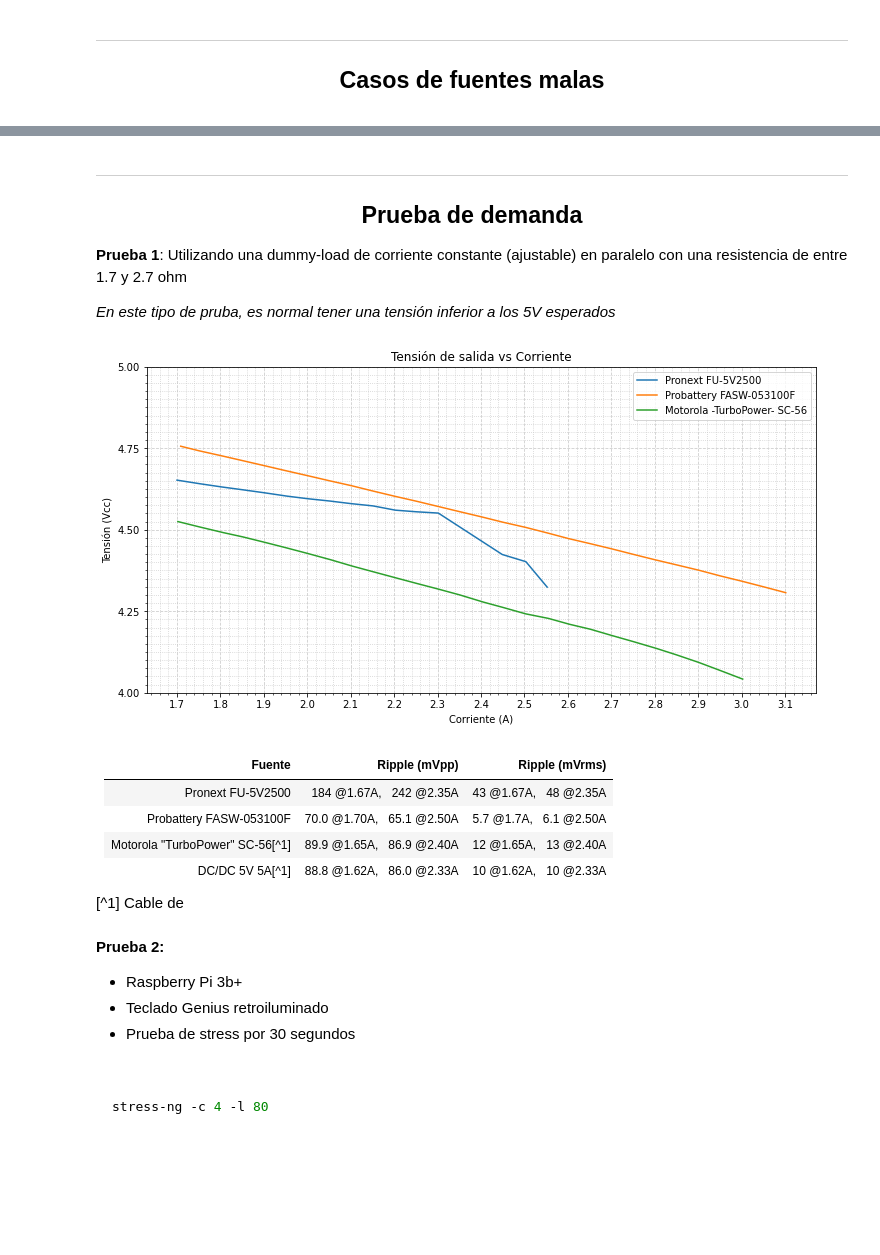
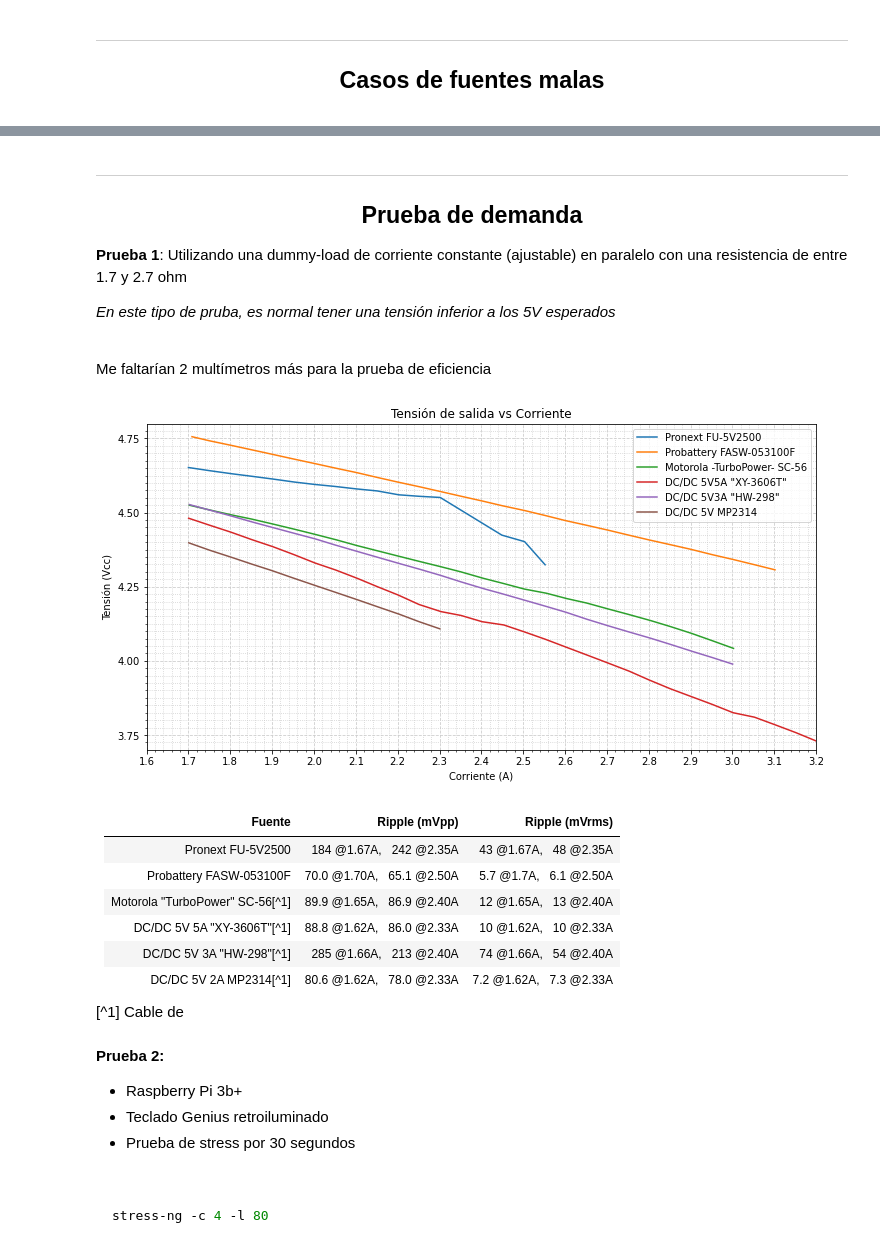
Before and after one commit to HN-Vignolles/R-Pi, a Jupyter notebook: PSU/PSU.ipynb, the cells around one changed output, grey strips where cells are left out. Saved outputs shown, nothing was run; the diff lists cells and outputs as text; code cells hidden in the pictures; blank space fills up the shorter version.

```diff
--- a/PSU/PSU.ipynb
+++ b/PSU/PSU.ipynb
@@ -493,47 +506,66 @@ El otro componente crítico es U1, el transformador switching (flyback): Una fal
 </div>
 <p><strong>Prueba 1</strong>: Utilizando una dummy-load de corriente constante (ajustable) en paralelo con una resistencia de entre 1.7 y 2.7 ohm</p>
 <p><i>En este tipo de pruba, es normal tener una tensión inferior a los 5V esperados</i></p>
+<br/>
+<p>Me faltarían 2 multímetros más para la prueba de eficiencia</p>
 # %%
 import numpy as np
 from math import exp,pow
 from IPython.display import Math,Latex,Markdown
 import matplotlib.pyplot as plt
 from matplotlib.ticker import (AutoMinorLocator, MultipleLocator)
 
 fig = plt.figure(figsize=(12,6))
 ax1 = fig.add_subplot(1,1,1)
 
 current = [1.7000, 1.7525, 1.8036, 1.8538, 1.9025, 1.9532, 2.0014, 2.0515, 2.1007, 2.1514, 2.2025, 2.2510, 2.3017, 2.4489, 2.5033, 2.5523]
 voltage = [4.652,  4.641,  4.631,  4.622,  4.613,  4.603,  4.595,  4.588,  4.580,  4.573,  4.560,  4.555,  4.551,  4.424,  4.402,  4.324 ]
 ax1.plot(current, voltage, label="Pronext FU-5V2500")
 
-current = [1.7085, 1.7508, 1.8014, 1.8504, 1.9023, 1.9504, 2.0030, 2.0513, 2.1016, 2.1530, 2.2000, 2.2525, 2.3022, 2.3519, 2.4024, 2.4504, 2.5032, 2.5530, 2.6010, 2.6522, 2.7020, 2.7520, 2.8002, 2.8540, 2.9010, 2.9520, 3.0011, 3.0533, 3.1016]
-voltage = [4.756,  4.742,  4.727,  4.712,  4.696,  4.681,  4.665,  4.650,  4.635,  4.618,  4.603,  4.587,  4.571,  4.555,  4.539,  4.523,  4.507,  4.490,  4.473,  4.457,  4.441,  4.424,  4.408,  4.391,  4.376,  4.358,  4.342,  4.324, 4.307]
+current = [1.7085, 1.7508, 1.8014, 1.8504, 1.9023, 1.9504, 2.0030, 2.0513, 2.1016, 2.1530, 2.2000, 2.2525, 2.3022, 2.3519, 2.4024, 2.4504,
+           2.5032, 2.5530, 2.6010, 2.6522, 2.7020, 2.7520, 2.8002, 2.8540, 2.9010, 2.9520, 3.0011, 3.0533, 3.1016]
+voltage = [4.756,  4.742,  4.727,  4.712,  4.696,  4.681,  4.665,  4.650,  4.635,  4.618,  4.603,  4.587,  4.571,  4.555,  4.539,  4.523,
+           4.507,  4.490,  4.473,  4.457,  4.441,  4.424,  4.408,  4.391,  4.376,  4.358,  4.342,  4.324, 4.307]
 ax1.plot(current, voltage, label="Probattery FASW-053100F")
 
-current = [1.7020, 1.7535, 1.8070, 1.8515, 1.9030, 1.9530, 2.0014, 2.0537, 2.1021, 2.1520, 2.2022, 2.2528, 2.3016, 2.3513, 2.4056, 2.4525, 2.5030, 2.5555, 2.6040, 2.6515, 2.7029, 2.7505, 2.8040, 2.8508, 2.9015, 2.9515, 3.0025]
-voltage = [4.525,  4.508,  4.491,  4.478,  4.461,  4.444,  4.427,  4.408,  4.389,  4.371,  4.353,  4.335,  4.318,  4.300,  4.278,  4.261,  4.242,  4.228,  4.210,  4.195,  4.175,  4.157,  4.136,  4.116,  4.093,  4.068,  4.042]
+current = [1.7020, 1.7535, 1.8070, 1.8515, 1.9030, 1.9530, 2.0014, 2.0537, 2.1021, 2.1520, 2.2022, 2.2528, 2.3016, 2.3513, 2.4056, 2.4525,
+           2.5030, 2.5555, 2.6040, 2.6515, 2.7029, 2.7505, 2.8040, 2.8508, 2.9015, 2.9515, 3.0025]
+voltage = [4.525,  4.508,  4.491,  4.478,  4.461,  4.444,  4.427,  4.408,  4.389,  4.371,  4.353,  4.335,  4.318,  4.300,  4.278,  4.261,
+           4.242,  4.228,  4.210,  4.195,  4.175,  4.157,  4.136,  4.116,  4.093,  4.068,  4.042]
 ax1.plot(current, voltage, label="Motorola -TurboPower- SC-56")
 
-current = []
-voltage = []
+current = [1.7005, 1.7515, 1.8015, 1.8511, 1.9018, 1.9526, 2.0025, 2.0525, 2.1040, 2.1517, 2.2012, 2.2511, 2.3037, 2.3516, 2.4018, 2.4537,
+           2.5040, 2.5524, 2.6010, 2.6535, 2.7038, 2.7535, 2.8000, 2.8512, 2.9025, 2.9519, 3.0017, 3.0526, 3.1025, 3.1513, 3.2012, 3.2500,
+           3.3047, 3.3525, 3.4044, 3.4512, 3.5037]
+voltage = [4.481,  4.457,  4.434,  4.409,  4.385,  4.358,  4.330,  4.306,  4.278,  4.250,  4.222,  4.190,  4.166,  4.153,  4.132,  4.121,
+           4.097,  4.073,  4.047,  4.019,  3.992,  3.965,  3.936,  3.906,  3.879,  3.853,  3.825,  3.810,  3.784,  3.758,  3.729,  3.720,
+           3.688,  3.654,  3.617,  3.588,  3.561]
+ax1.plot(current, voltage, label="DC/DC 5V5A \"XY-3606T\"")
 
+current = [1.7024, 1.7519, 1.8012, 1.8559, 1.9031, 1.9532, 2.0038, 2.0499, 2.1010, 2.1503, 2.2020, 2.2524, 2.3031, 2.3521, 2.4064, 2.4478,
+           2.5046, 2.5538, 2.6019, 2.6528, 2.7035, 2.7513, 2.8027, 2.8507, 2.9061, 2.9520, 3.0004]
+voltage = [4.527,  4.508,  4.489,  4.467,  4.449,  4.430,  4.411,  4.391,  4.370,  4.350,  4.329,  4.309,  4.288,  4.266,  4.243,  4.227,
+           4.204,  4.184,  4.164,  4.140,  4.118,  4.098,  4.077,  4.056,  4.031,  4.011,  3.989]
+ax1.plot(current, voltage, label="DC/DC 5V3A \"HW-298\"")
 
+current = [1.7008, 1.7509, 1.8033, 1.8519, 1.9003, 1.9511, 2.0011, 2.0516, 2.1018, 2.1527, 2.2043, 2.2513, 2.3008]
+voltage = [4.398,  4.373,  4.349,  4.326,  4.304,  4.279,  4.255,  4.231,  4.207,  4.182,  4.157,  4.132,  4.108]
+ax1.plot(current, voltage, label="DC/DC 5V MP2314")
 
 ax1.set_title('Tensión de salida vs Corriente')
 ax1.legend()
-#ax.set_xlim(1, 1.3)
-ax1.set_ylim(4, 5)
+ax1.set_xlim(1.6, 3.2)
+ax1.set_ylim(3.70, 4.80)
 ax1.set_xlabel('Corriente (A)')
 ax1.set_ylabel('Tensión (Vcc)')
 ax1.xaxis.set_major_locator(MultipleLocator(0.1))
 ax1.xaxis.set_minor_locator(AutoMinorLocator(5))
 ax1.yaxis.set_major_locator(MultipleLocator(0.25))
 ax1.yaxis.set_minor_locator(AutoMinorLocator(10))
 ax1.grid(which='major', color='#CCCCCC', linestyle='--')
 ax1.grid(which='minor', color='#CCCCCC', linestyle=':')
 # %% [output]
-[figure, old version]
+[figure, new version]
 # %%
 """
 Analog Discovery 2
@@ -550,7 +582,9 @@ Analog Discovery 2
 | Pronext FU-5V2500               | 184  @1.67A, &nbsp;  242  @2.35A |  43  @1.67A, &nbsp; 48  @2.35A |
 | Probattery FASW-053100F         | 70.0 @1.70A, &nbsp;  65.1 @2.50A |  5.7 @1.7A,  &nbsp; 6.1 @2.50A |
 | Motorola "TurboPower" SC-56[^1] | 89.9 @1.65A, &nbsp;  86.9 @2.40A |  12  @1.65A, &nbsp; 13  @2.40A |
-| DC/DC 5V 5A[^1]                 | 88.8 @1.62A, &nbsp;  86.0 @2.33A |  10  @1.62A, &nbsp; 10  @2.33A |
+| DC/DC 5V 5A "XY-3606T"[^1]      | 88.8 @1.62A, &nbsp;  86.0 @2.33A |  10  @1.62A, &nbsp; 10  @2.33A |
+| DC/DC 5V 3A "HW-298"[^1]        | 285  @1.66A, &nbsp;  213  @2.40A |  74  @1.66A, &nbsp; 54  @2.40A |
+| DC/DC 5V 2A MP2314[^1]          | 80.6 @1.62A, &nbsp;  78.0 @2.33A |  7.2 @1.62A, &nbsp; 7.3 @2.33A |
 
 [^1] Cable de
 # %% [markdown]
```
Also changed, not shown: parts of 2 cells of this notebook.
